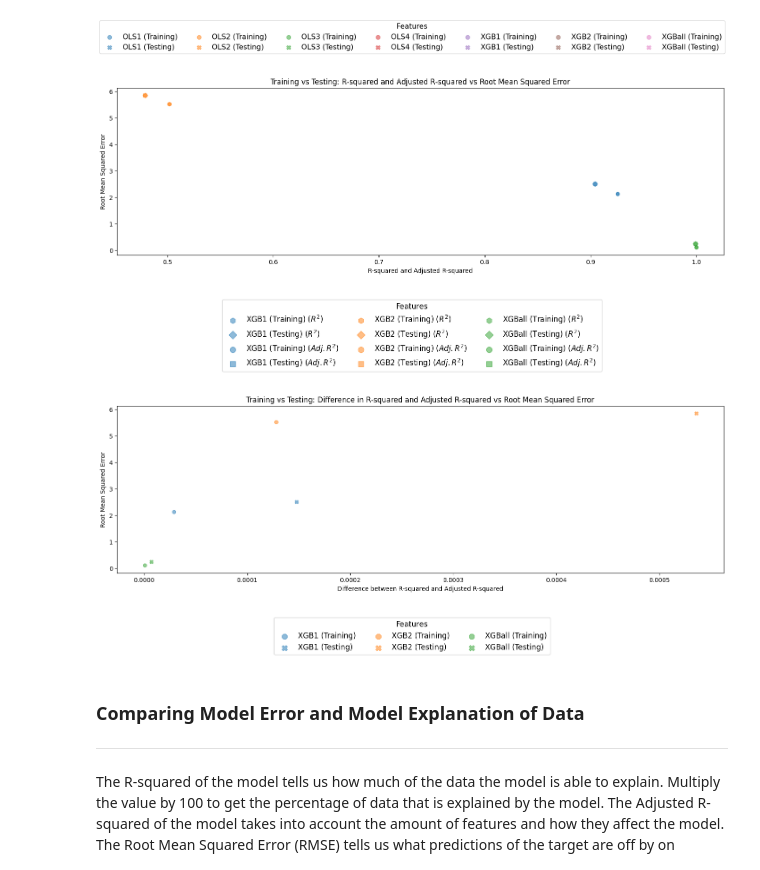
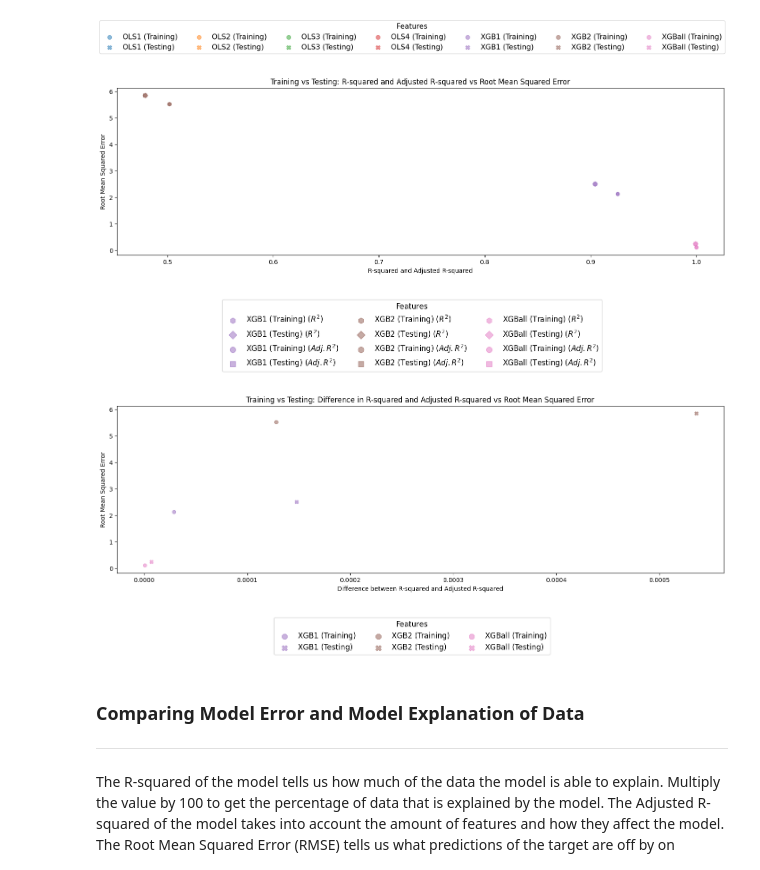
Before and after one commit to kdhahmo/Statistical-Modelling-Project, a Jupyter notebook: Revised-Approach/notebooks/model_building.ipynb, the cells around one changed output. Drawn from its saved outputs; the diff is of its cells as text; code cells hidden in the pictures.

Commit message:
added adjustment to colour mapping in GraphCalcs function to allow for clear comparison of data. updated series of graphs comparing model error and model explanation of data for xgboost models with colours to match those used in graphs comparing OLS models and xgboost models.

```diff
--- a/Revised-Approach/notebooks/model_building.ipynb
+++ b/Revised-Approach/notebooks/model_building.ipynb
@@ -2700,7 +2700,7 @@ ResultsStore.GetResults()
   'testModelRMSE': 7.2464911551038576}]
 # %%
 # comparing error amounts across models
-def GraphCalcs(CalcsList, ComparisonCol, ComparisonLegendFigSizeY, DifferenceCol, DifferenceLegendFigSizeY, AnnotateOLS=True, CompTitle='large', CompText='large', DiffTitle='large', DiffText='large'):
+def GraphCalcs(CalcsList, ComparisonCol, ComparisonLegendFigSizeY, DifferenceCol, DifferenceLegendFigSizeY, AnnotateOLS=True, CompTitle='large', CompText='large', DiffTitle='large', DiffText='large', CompColourAdjust=0, DiffColourAdjust=0):
     '''
     Takes the list of model calculations and graphs them in comparison to each other.
 
@@ -2715,6 +2715,9 @@ def GraphCalcs(CalcsList, ComparisonCol, ComparisonLegendFigSizeY, DifferenceCol
         CompText (str or float): size of legend text for the graph comparing R-squared and Adjusted R-squared. use values accepted by fontsize.
         DiffTitle (str or float): size of legend title for the graph comparing the difference between R-squared and Adjusted R-squared. use values accepted by title_fontsize.
         DiffText (str or float): size of legend text for the graph comparing the difference between R-squared and Adjusted R-squared. use values accepted by fontsize.
+        CompColourAdjust (int): the amount of places to adjust the colour mapping for the comparison of R-squared and Adjusted R-squared.
+        DiffColourAdjust (int): the amount of places to adjust the colour mapping for the comparison of the difference between R-squared and Adjusted R-squared.
+
 
     Returns:
         2 graphs in separate figures with the Root Mean Squared Error of the model on the y axis. The graphs display both training and testing calculations. The graphs each have a legend in a separate figure directly below.
@@ -2729,7 +2732,10 @@ def GraphCalcs(CalcsList, ComparisonCol, ComparisonLegendFigSizeY, DifferenceCol
     CalcsDF = pd.DataFrame(CalcsList)
 
     # setting up colours for graph
-    graphColours = plt.cm.tab10(np.arange(len(CalcsList)))
+    # if CompColourAdjust or DiffColourAdjust have value over 0, make sure the larger number gets added to the colour range
+    graphColours = plt.cm.tab10(np.arange(len(CalcsList) + max(CompColourAdjust, DiffColourAdjust)))
+
+
 
     # setting up a figure for each graph
 
@@ -2741,7 +2747,7 @@ def GraphCalcs(CalcsList, ComparisonCol, ComparisonLegendFigSizeY, DifferenceCol
     for i, model in enumerate(CalcsList):
 
         # setting up specific colours and labels
-        graphColour = graphColours[i]
+        graphColour = graphColours[i+CompColourAdjust]
         modelLabel = model.get('model', f'Model {i+1}')
 
 
@@ -2873,7 +2879,7 @@ def GraphCalcs(CalcsList, ComparisonCol, ComparisonLegendFigSizeY, DifferenceCol
     for i, model in enumerate(CalcsList):
 
         # setting up specific colours and labels
-        graphColour = graphColours[i]
+        graphColour = graphColours[i+DiffColourAdjust]
         modelLabel = model.get('model', f'Model {i+1}')
 
 
@@ -3728,12 +3734,12 @@ GraphCalcs(ResultsStore.GetResults(), 7, 2.5, 7, 1, False, CompTitle=15, CompTex
 [figure]
 # %%
 # running and saving results of only the eXtreme Gradient Boosting Models to zoom in on their comparison
-GraphCalcs(ResultsStore.GetResults(), 3, 2, 3, 1, False)#, CompTitle=15, CompText=15, DiffTitle=15, DiffText=15)
+GraphCalcs(ResultsStore.GetResults(), 3, 2, 3, 1, False, CompColourAdjust=4, DiffColourAdjust=4)
 # %% [output]
-[figure, old version]
+[figure, new version]
-[figure, old version]
+[figure, new version]
-[figure, old version]
+[figure, new version]
-[figure, old version]
+[figure, new version]
 # %% [markdown]
 <style>
 table, td, th {
```
